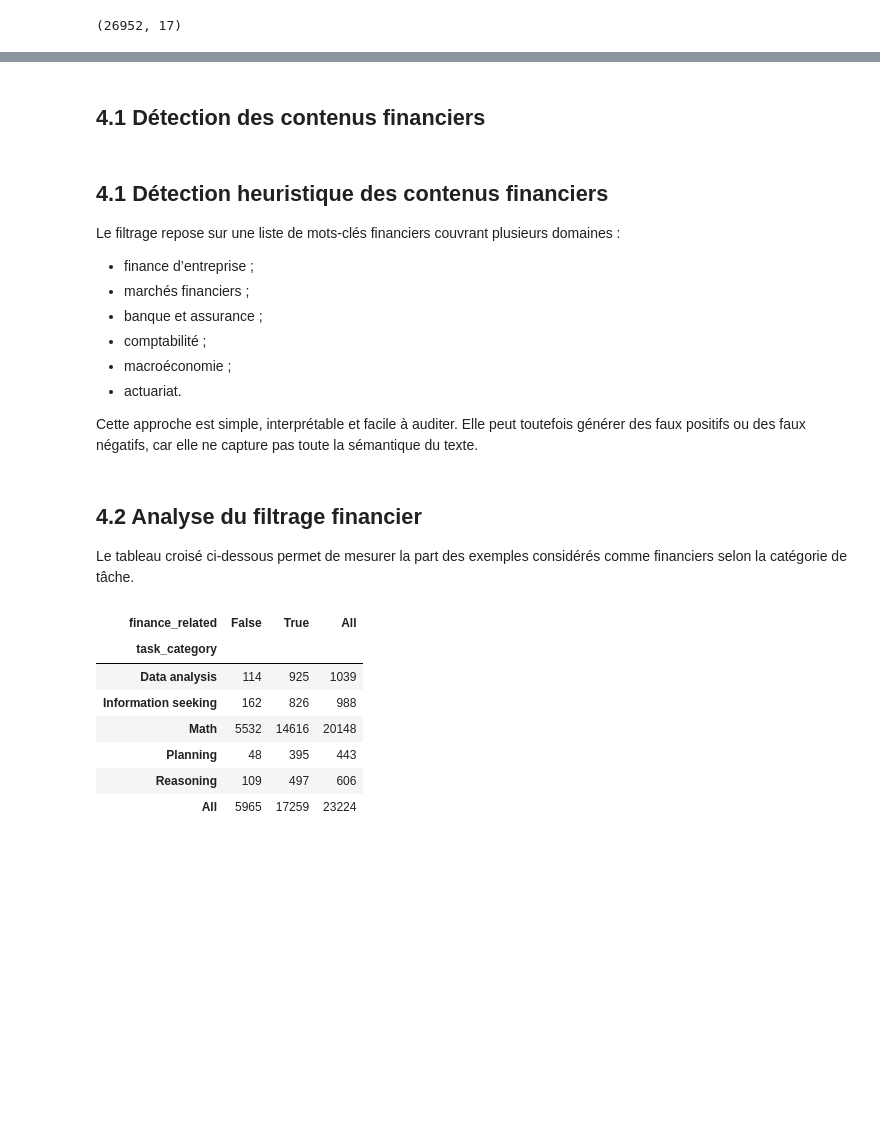
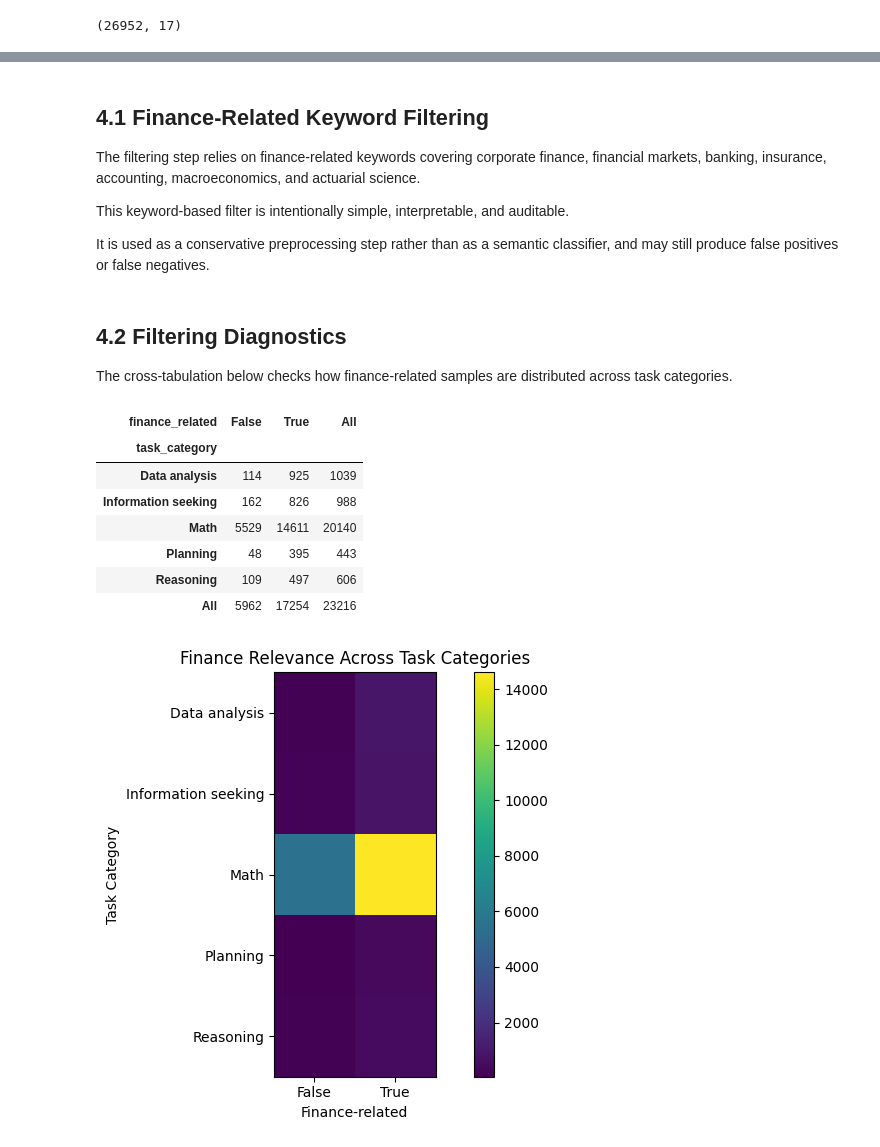
Before and after one commit to AshotAkopov/finance-slm-distillation, a Jupyter notebook: notebooks/01_dataset_preparation.ipynb, the cells around one changed output, grey strips where cells are left out. Saved outputs shown, nothing was run; the diff lists cells and outputs as text; code cells hidden in the pictures; blank space fills up the shorter version.

```diff
--- a/notebooks/01_dataset_preparation.ipynb
+++ b/notebooks/01_dataset_preparation.ipynb
@@ -68,3 +101,7 @@ Index(['conversation_id', 'instruction', 'response', 'conversations',
 df.shape
 # %% [output]
 (26952, 17)
+# %%
+df = df.drop_duplicates(
+    subset=["instruction", "response"]
+)
@@ -100,5 +151,13 @@ per_task
 | 9 | Role playing | 1 |
 | 10 | Creative writing | 1 |
 # %%
-nus_cat = ("Coding & Debugging", "Advice seeking", "Editing", "Brainstorming", "Role playing", "Creative writing")
-df = df[~df["task_category"].isin(nus_cat)]
+excluded_categories = (
+    "Coding & Debugging",
+    "Advice seeking",
+    "Editing",
+    "Brainstorming",
+    "Role playing",
+    "Creative writing"
+)
+
+df = df[~df["task_category"].isin(excluded_categories)]
@@ -138,18 +211,11 @@ Cette section applique des règles de filtrage afin de spécialiser le dataset s
-# %% [markdown]
-## 4.1 Détection des contenus financiers
 # %% [markdown]
-## 4.1 Détection heuristique des contenus financiers
+## 4.1 Finance-Related Keyword Filtering
 
-Le filtrage repose sur une liste de mots-clés financiers couvrant plusieurs domaines :
+The filtering step relies on finance-related keywords covering corporate finance, financial markets, banking, insurance, accounting, macroeconomics, and actuarial science.
 
-- finance d’entreprise ;
-- marchés financiers ;
-- banque et assurance ;
-- comptabilité ;
-- macroéconomie ;
-- actuariat.
+This keyword-based filter is intentionally simple, interpretable, and auditable.
 
-Cette approche est simple, interprétable et facile à auditer. Elle peut toutefois générer des faux positifs ou des faux négatifs, car elle ne capture pas toute la sémantique du texte.
+It is used as a conservative preprocessing step rather than as a semantic classifier, and may still produce false positives or false negatives.
 # %%
 def is_finance_related(row):
 
@@ -225,22 +291,49 @@ df["finance_related"] = df.apply(
     axis=1
 )
 # %% [markdown]
-## 4.2 Analyse du filtrage financier
+## 4.2 Filtering Diagnostics
 
-Le tableau croisé ci-dessous permet de mesurer la part des exemples considérés comme financiers selon la catégorie de tâche.
+The cross-tabulation below checks how finance-related samples are distributed across task categories.
 # %%
-pd.crosstab(
+finance_filtering_table = pd.crosstab(
     df["task_category"],
     df["finance_related"],
     margins=True
 )
+
+finance_filtering_table
 # %% [output]
 | finance_related | False | True | All |
 | task_category |  |  |  |
 | Data analysis | 114 | 925 | 1039 |
 | Information seeking | 162 | 826 | 988 |
-| Math | 5532 | 14616 | 20148 |
+| Math | 5529 | 14611 | 20140 |
 | Planning | 48 | 395 | 443 |
 | Reasoning | 109 | 497 | 606 |
-| All | 5965 | 17259 | 23224 |
+| All | 5962 | 17254 | 23216 |
+# %%
+finance_filtering_matrix = finance_filtering_table.iloc[:-1, :-1]
+
+fig, ax = plt.subplots(figsize=(8, 5))
+
+im = ax.imshow(finance_filtering_matrix)
+
+ax.set_title("Finance Relevance Across Task Categories")
+ax.set_xlabel("Finance-related")
+ax.set_ylabel("Task Category")
+
+ax.set_xticks(range(len(finance_filtering_matrix.columns)))
+ax.set_xticklabels(finance_filtering_matrix.columns)
+
+ax.set_yticks(range(len(finance_filtering_matrix.index)))
+ax.set_yticklabels(finance_filtering_matrix.index)
+
+fig.colorbar(im, ax=ax)
+
+plt.tight_layout()
+plt.show()
+
+fig.savefig("finance_filtering_heatmap.png", bbox_inches="tight")
+# %% [output]
+[figure, added]
 # %% [markdown]
```
Also changed, not shown: parts of 103 cells of this notebook, 13 other files.
